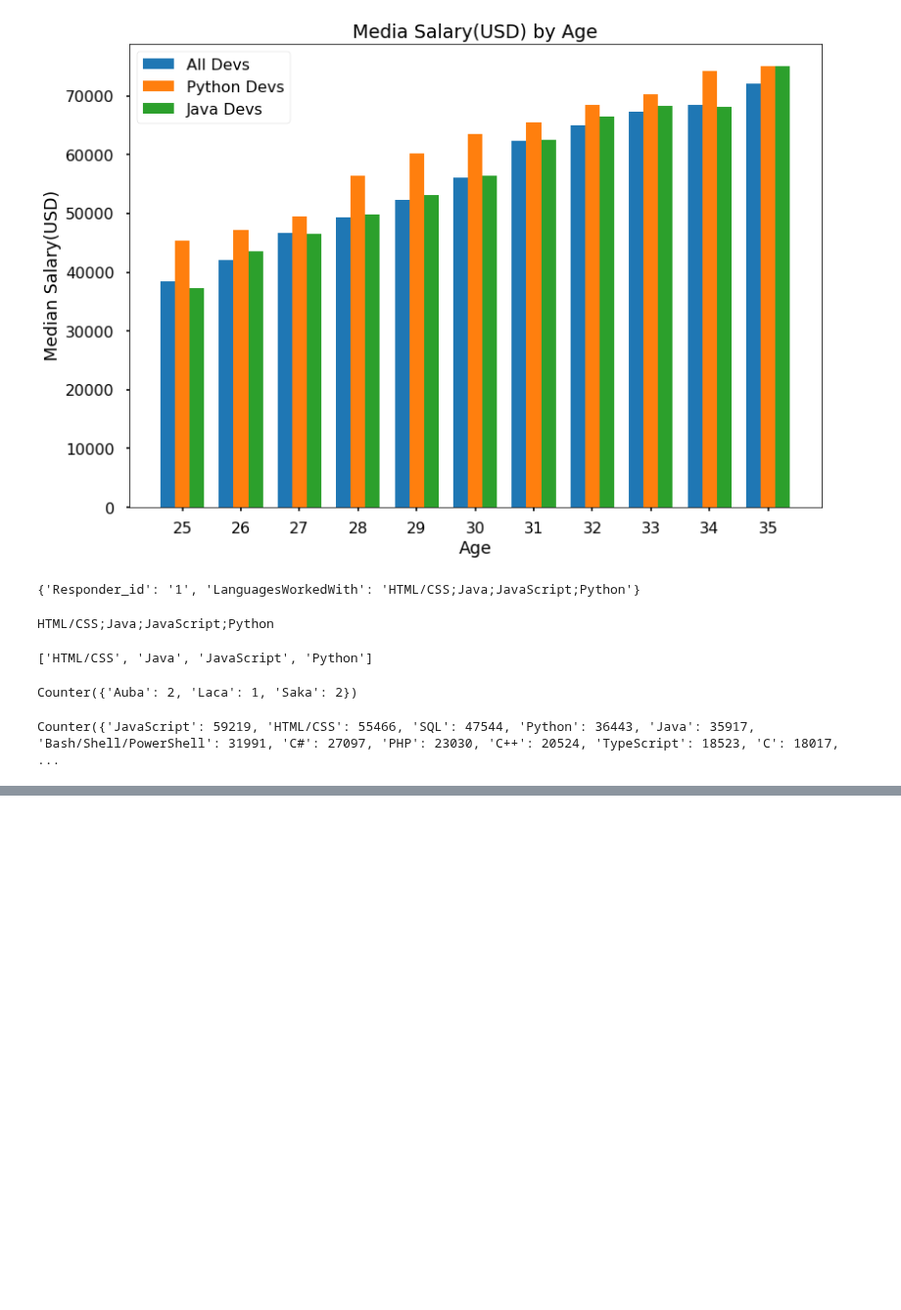
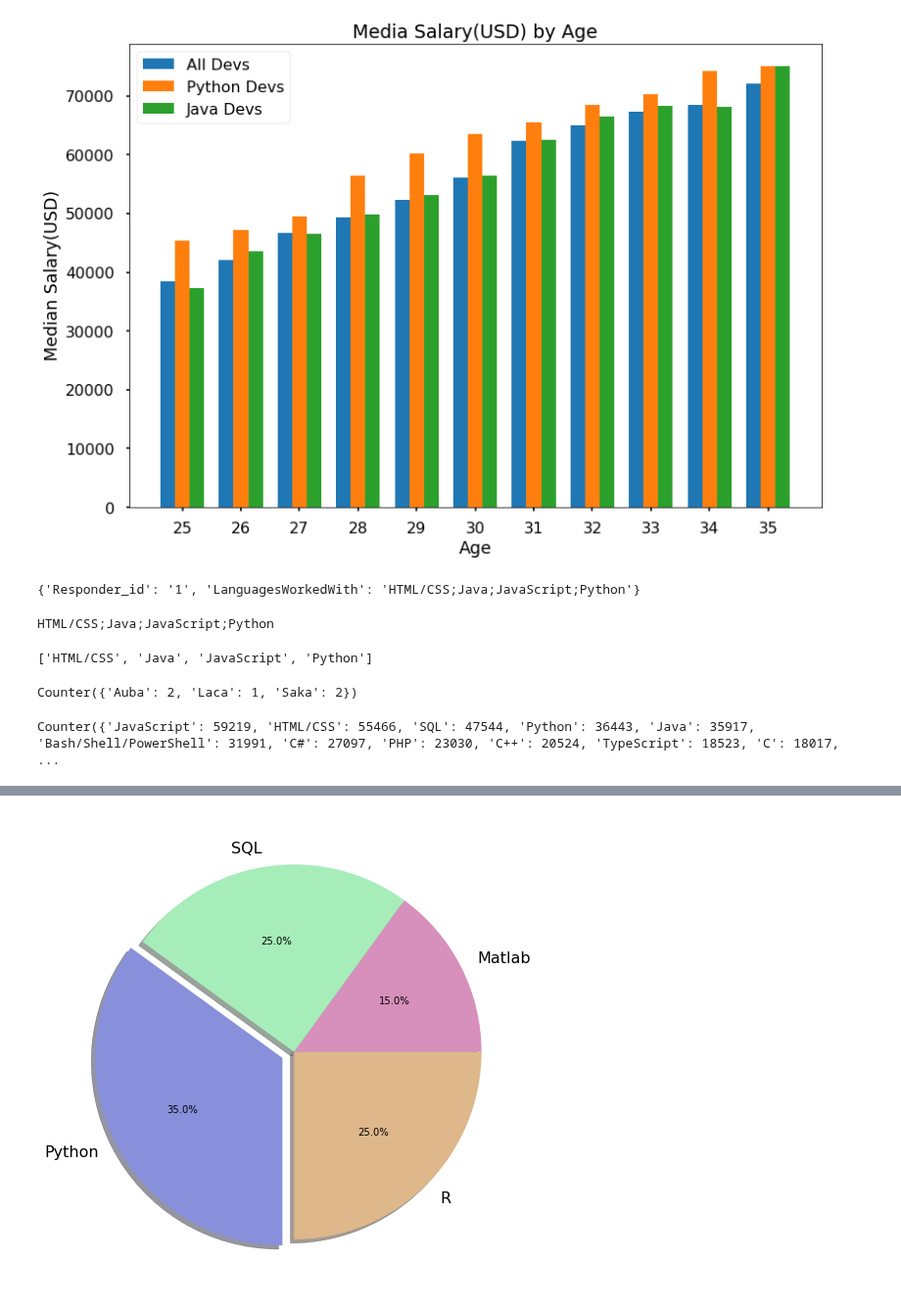
Before and after one commit to Raghav087/Python, a Jupyter notebook: Matplotlib.ipynb, the cells around one changed output, grey strips where cells are left out. Shown at 98% size. Drawn from its saved outputs; the diff is of its cells as text; code cells hidden in the pictures; blank space fills up the shorter version.

```diff
--- a/Matplotlib.ipynb
+++ b/Matplotlib.ipynb
@@ -145,0 +203,7 @@ Counter({'JavaScript': 59219, 'HTML/CSS': 55466, 'SQL': 47544, 'Python': 36443,
+# %%
+#The 'explode' option takes in a list of values as a proportion.
+exp = [0,0,0.07,0] #Here we explode the 'Python' slice by 7% in the pie chart so that it pops out distinctly.
+plt.pie(slices,labels=labels,colors=color,explode=exp,shadow=True,autopct='%1.1f%%') #'shadow' option includes a 3d effect on the chart.
+plt.show() #The 'autopct' option includes the percentage share of each slice in the pie-chart. The value '%1.1f%%' is given as it is.
+# %% [output]
+[figure, added]
```
Also changed, not shown: parts of 12 cells of this notebook.
